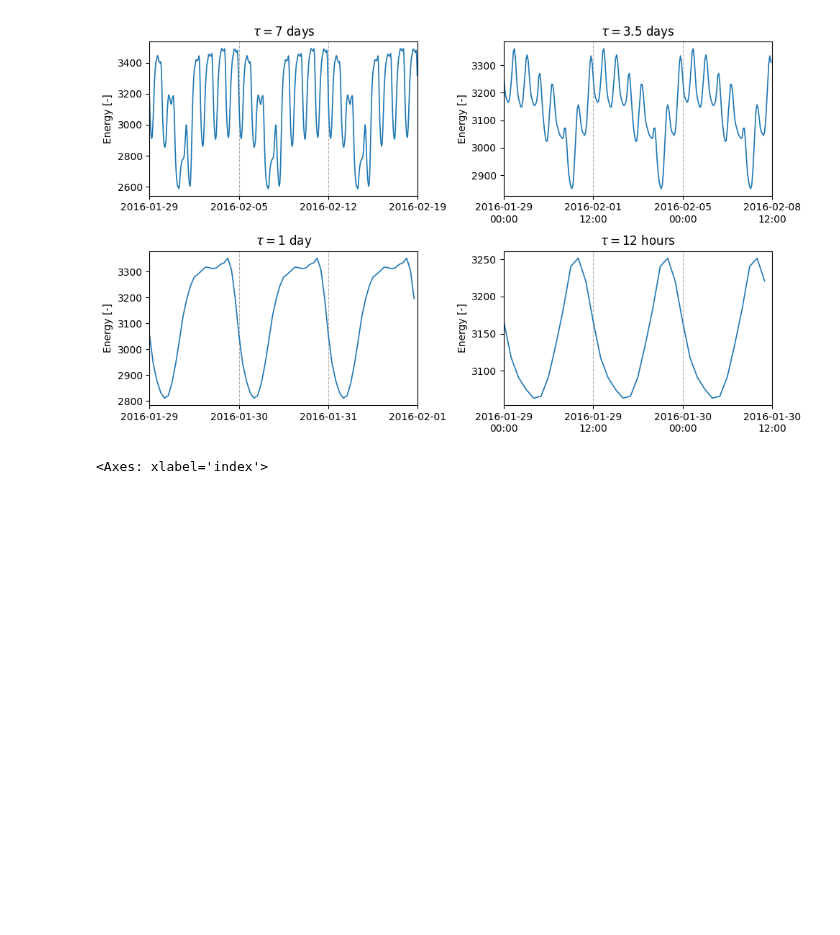
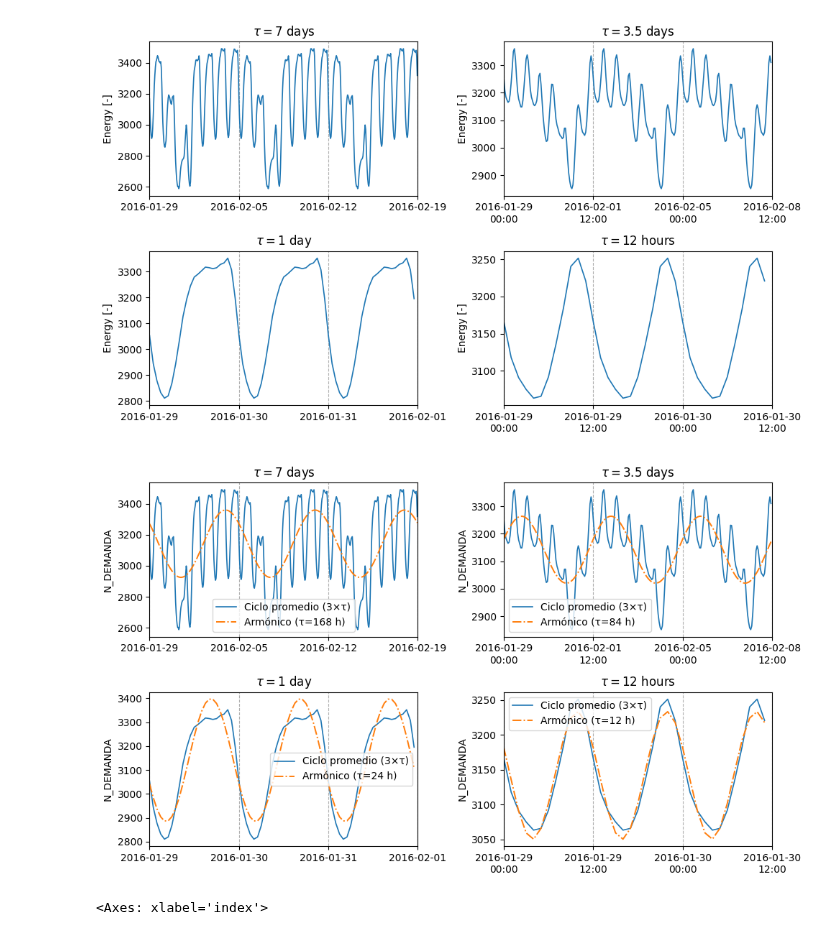
Before and after one commit to AltamarMx/UTCI-supplementary, a Jupyter notebook: notebooks/001_viz_PSD.ipynb, the cells around one changed output. Drawn from its saved outputs; the diff is of its cells as text; code cells hidden in the pictures; blank space fills up the shorter version.

```diff
--- a/notebooks/001_viz_PSD.ipynb
+++ b/notebooks/001_viz_PSD.ipynb
@@ -55,33 +79,16 @@ plt.show()
 # %%
-
-# ---- 1) Componente seno/coseno semanal parametrizable ----
-def weekly_sinusoid(index, A=300.0, phase_h=0.0, y0=2400.0, period_h=168.0):
-    """
-    Devuelve una Serie con y(t) = y0 + A * cos(ω*(t - phase_h)),
-    donde ω = 2π / period_h y t está en HORAS desde el inicio.
-    phase_h mueve el pico hacia la derecha (horas).
-    """
-    t_h = (index - index[0]).total_seconds()/3600.0
-    w = 2*np.pi/period_h
-    y = y0 + A*np.cos(w*(t_h - phase_h))
-    return pd.Series(y, index=index, name="semana_7d")
 
 
 
-comp7 = weekly_sinusoid(data.index, A=400, phase_h=24, y0=2200)
+# fig, ax = plt.subplots(figsize=(12,4))
+
+# f1 = parse("2016-03-01")
+# f2 = f1 + pd.Timedelta("24D")
+
+# ax.plot(data.N_DEMANDA)
+# ax.plot(comp7.index, comp7, label="Armónico 7 días")
 
 
 
-
-fig, ax = plt.subplots(figsize=(12,4))
-
-f1 = parse("2016-03-01")
-f2 = f1 + pd.Timedelta("24D")
-
-ax.plot(data.N_DEMANDA)
-ax.plot(comp7.index, comp7, label="Armónico 7 días")
-
-
-
-ax.set_xlim(f1,f2)
-ax.set_ylim(1500,3000)
+# ax.set_xlim(f1,f2)
+# ax.set_ylim(1500,3000)
@@ -248,3 +319,14 @@ Index([ 0,  1,  2,  3,  4,  5,  6,  7,  8,  9,
+# %%
+periodos = [168, 84, 24, 12]
+titulos = [r"$\tau = 7$ days", r"$\tau = 3.5$ days",
+           r"$\tau = 1$ day", r"$\tau = 12$ hours"]
+
+# n_harmonics=1 → sólo la frecuencia fundamental del periodo dado
+# Puedes probar n_harmonics=2 para capturar formas no sinusoidales.
+fig, axes = plot_ciclo_y_armonico(data, "N_DEMANDA", periodos, titulos, n_harmonics=1)
+plt.show()
+# %% [output]
+[figure, added]
 # %%
 m.plot()
 # %% [output]
```
Also changed, not shown: parts of 7 cells of this notebook.
